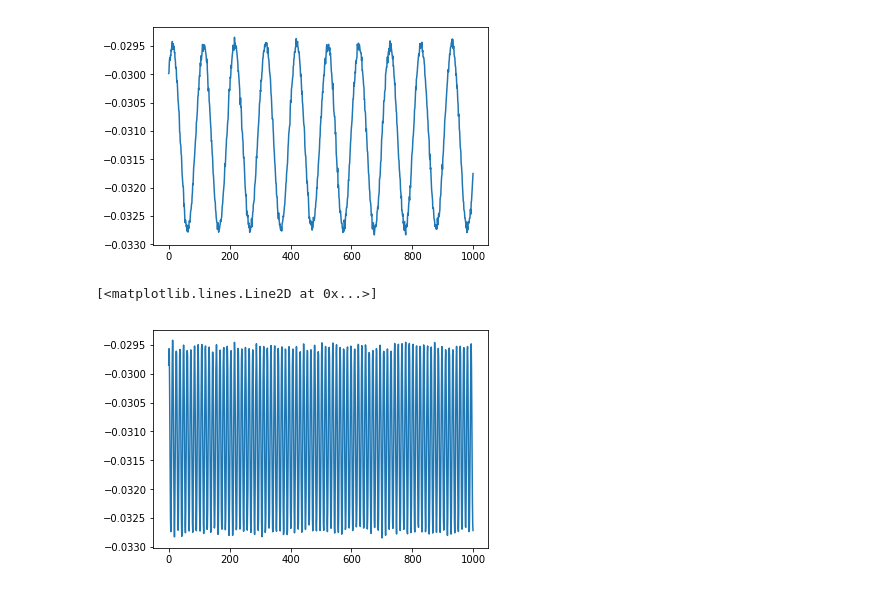
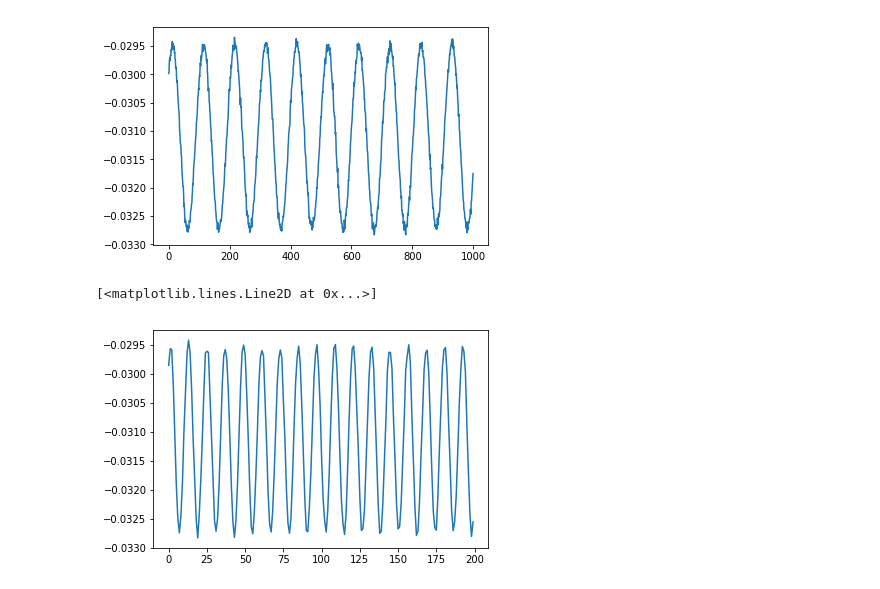
Before and after one commit to daviderovell0/bzzzbz, a Jupyter notebook: audio_processing/plot/audio_plot.ipynb, the cells around one changed output. Saved outputs shown, nothing was run; the diff lists cells and outputs as text; code cells hidden in the pictures.

```diff
--- a/audio_processing/plot/audio_plot.ipynb
+++ b/audio_processing/plot/audio_plot.ipynb
@@ -5,8 +5,10 @@ import numpy as np
 %matplotlib inline
 import pylab as plt
 
-#load data
-data = np.loadtxt('../sample1.txt')
+#
+#load audio data
+#
+data = np.loadtxt('../samples/sample_sines.txt')
 samples = data[:,None]
 print(samples)
 # %% [output]
@@ -23,7 +102,7 @@ plt.plot(samples[400000:401000])
 [<matplotlib.lines.Line2D at 0x...>]
 [figure]
 # %%
-plt.plot(samples[1000000:1001000])
+plt.plot(samples[1000000:1000200])
 # %% [output]
 [<matplotlib.lines.Line2D at 0x...>]
-[figure, old version]
+[figure, new version]
```
Also changed, not shown: parts of 5 cells of this notebook, 4 other files.
